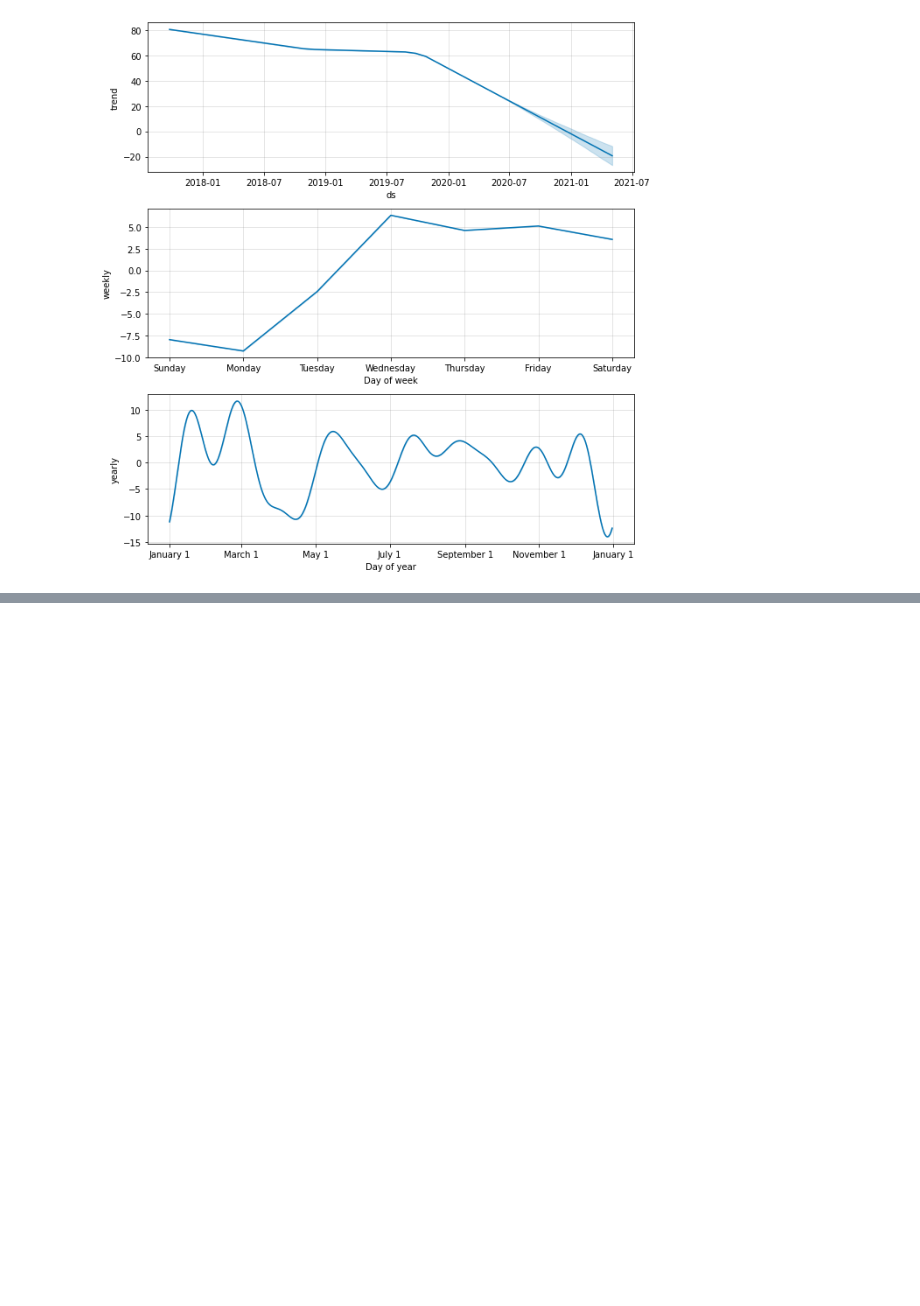
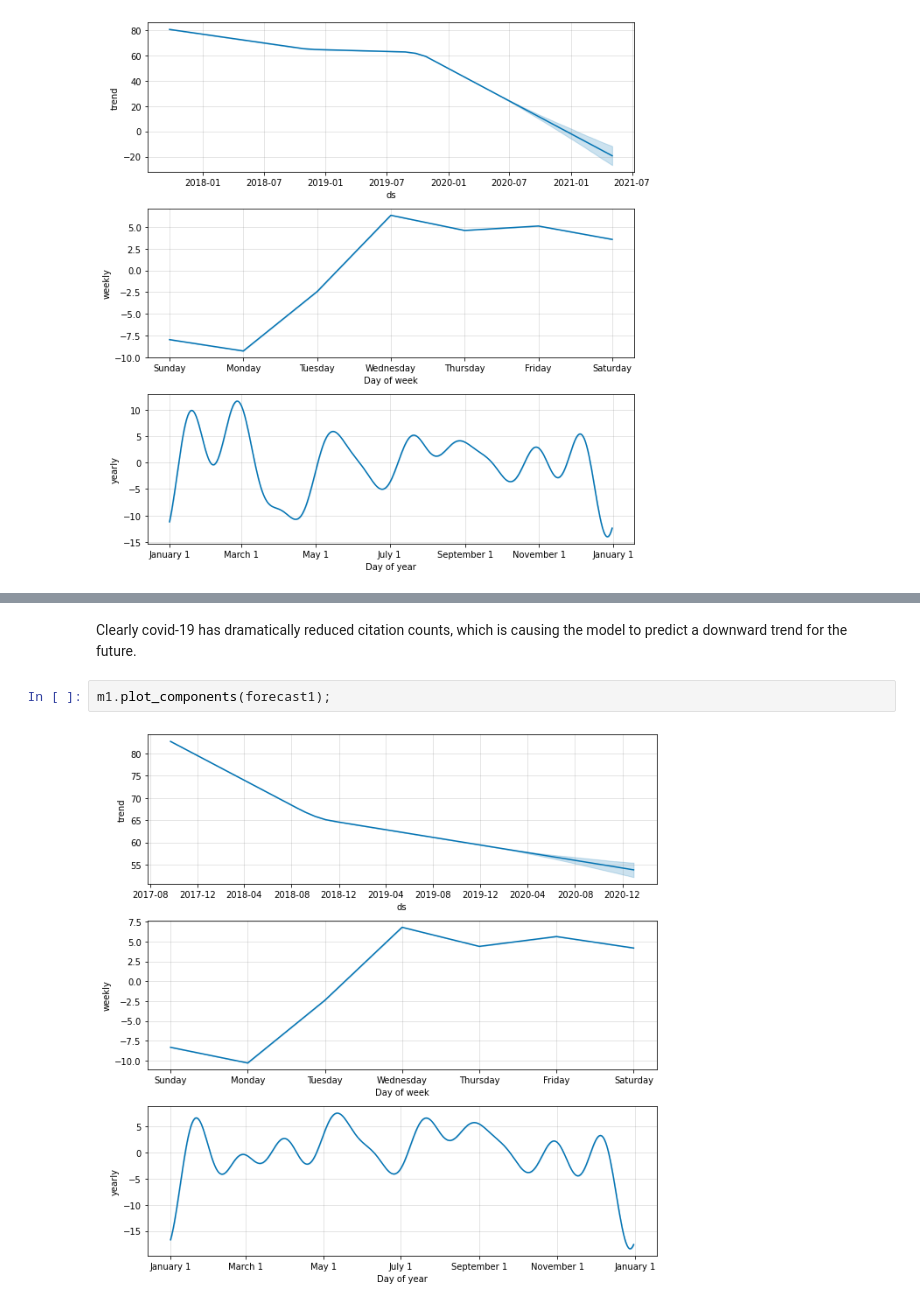
Before and after one commit to mrkjhsn/City-of-Scottsdale-Citations, a Jupyter notebook: citation_predictions.ipynb, the cells around one changed output, grey strips where cells are left out. Drawn from its saved outputs; the diff is of its cells as text; blank space fills up the shorter version.

```diff
--- a/citation_predictions.ipynb
+++ b/citation_predictions.ipynb
@@ -93,0 +140,6 @@ It's unclear to me why Wednesday has the most
+# %% [markdown]
+Clearly covid-19 has dramatically reduced citation counts, which is causing the model to predict a downward trend for the future.
+# %%
+m1.plot_components(forecast1);
+# %% [output]
+[figure, added]
```
Also changed, not shown: parts of 29 cells of this notebook.
